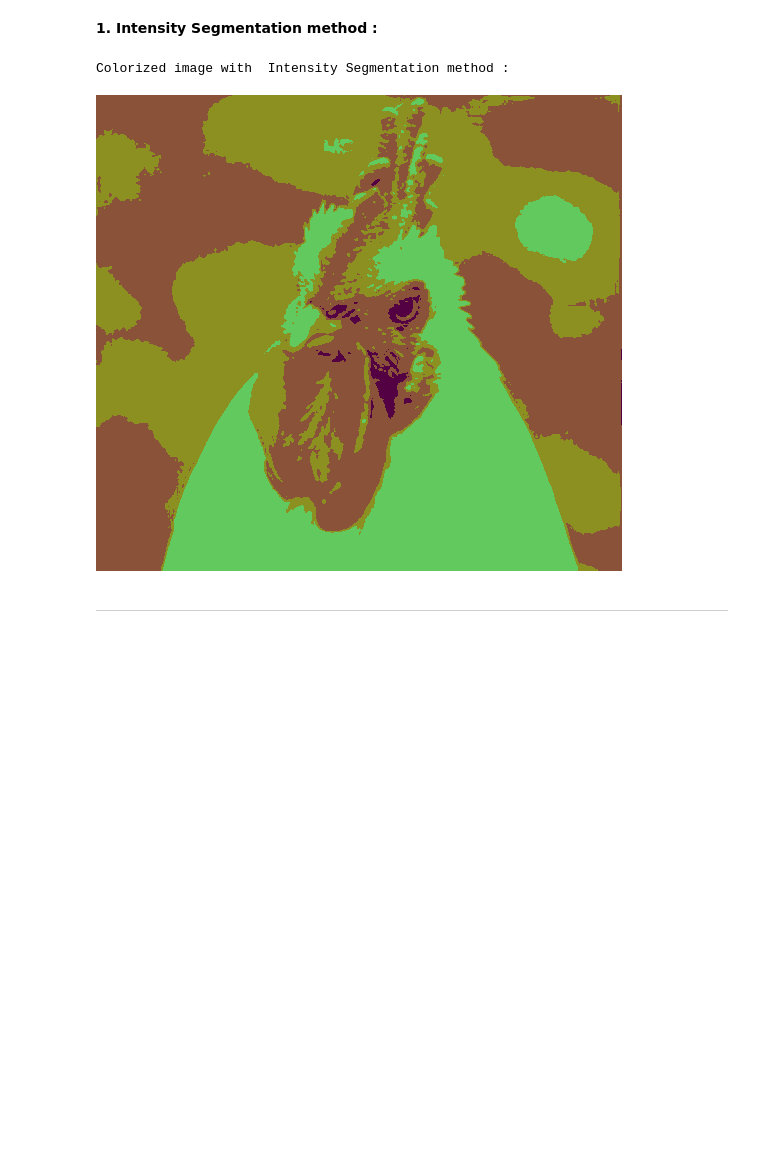
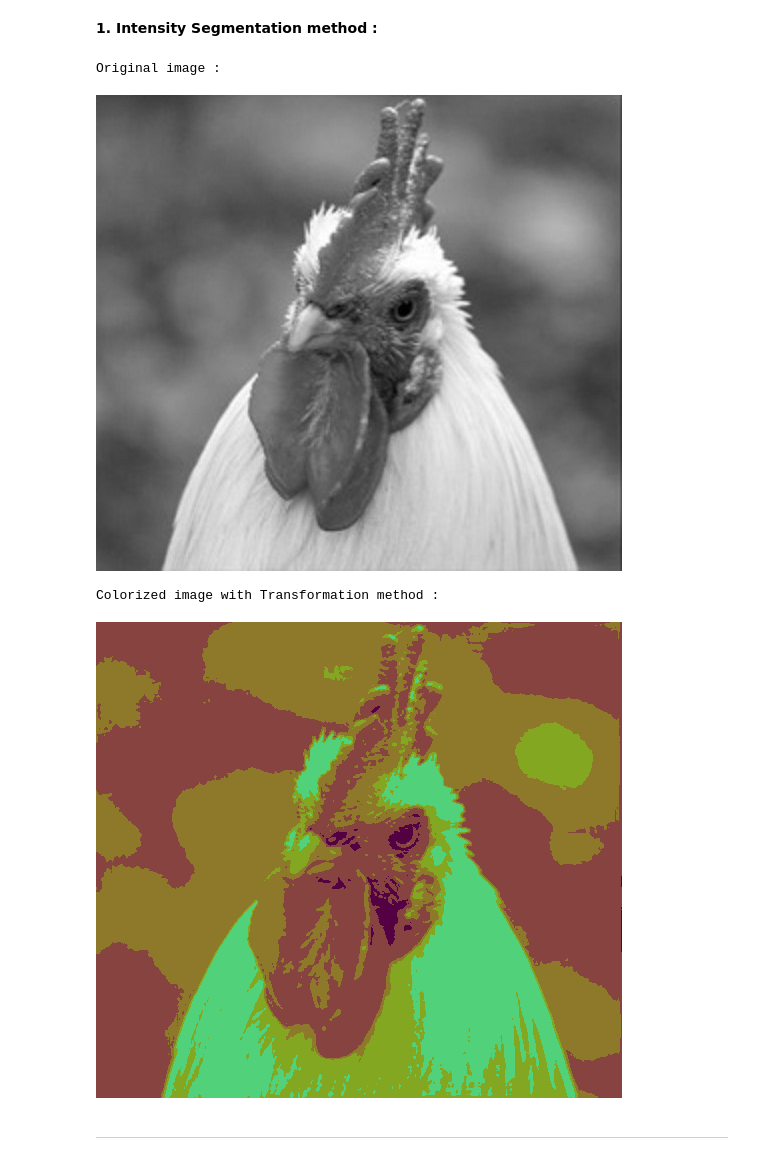
Before and after one commit to ZahraEk/Digital-Image-Proccesing, a Jupyter notebook: DIP_EXC4_Q2.ipynb, the cells around one changed output. Saved outputs shown, nothing was run; the diff lists cells and outputs as text; code cells hidden in the pictures; blank space fills up the shorter version.

```diff
--- a/DIP_EXC4_Q2.ipynb
+++ b/DIP_EXC4_Q2.ipynb
@@ -16,43 +16,44 @@ from google.colab.patches import cv2_imshow
 # %%
 # Read the image
 img = cv2.imread("drive/MyDrive/DIP_EXC4/Q2/Q2_img.jpg", 0)
-
-# Apply intensity segmentation
-_, segmented_img = cv2.threshold(img, 100, 255, cv2.THRESH_BINARY)
 
 # Create a blank RGB image
 height, width = img.shape
 colorized_img = np.zeros((height, width, 3), dtype=np.uint8)
 
-# Define the range of pixel values for each color
-color_ranges = [(0, 50), (51, 100), (101, 150), (151, 255)]
+# Define the segment ranges
+segments = [(0, 50), (51, 100), (101, 150), (150, 200), (201, 255)]
 
 # Obtain colormap colors
-colormap = plt.get_cmap("viridis")
-num_colors = len(color_ranges)
-colors = [colormap(i / num_colors) for i in range(num_colors)]
+colormap = plt.get_cmap('viridis')
+num_segments = len(segments)
+colors = [colormap(i / num_segments) for i in range(num_segments)]
 
 # Iterate through each pixel of the grayscale image and assign color
 for i in range(img.shape[0]):
     for j in range(img.shape[1]):
         pixel_value = img[i, j]
 
         # Check the pixel value against the color ranges
-        for k in range(num_colors):
-            if color_ranges[k][0] <= pixel_value <= color_ranges[k][1]:
-
+        for k in range(num_segments):
+            if segments[k][0] <= pixel_value <= segments[k][1]:
                 # Assign the corresponding color from the colormap
                 colorized_img[i, j] = (int(colors[k][0] * 255), int(colors[k][1] * 255), int(colors[k][2] * 255))
                 break
 
-# Show the colorized image
-print("Colorized image with  Intensity Segmentation method :\n")
+# Show the original & colorized image
+print("Original image :\n")
+cv2_imshow(img)
+
+print("Colorized image with Transformation method :\n")
 cv2_imshow(colorized_img)
 cv2.waitKey(0)
 cv2.destroyAllWindows()
 # %% [output]
-Colorized image with  Intensity Segmentation method :
+Original image :
-[figure, old version]
+[figure, new version]
+Colorized image with Transformation method :
+[figure, added]
 # %% [markdown]
 
 
```
Also changed, not shown: parts of 2 cells of this notebook.
